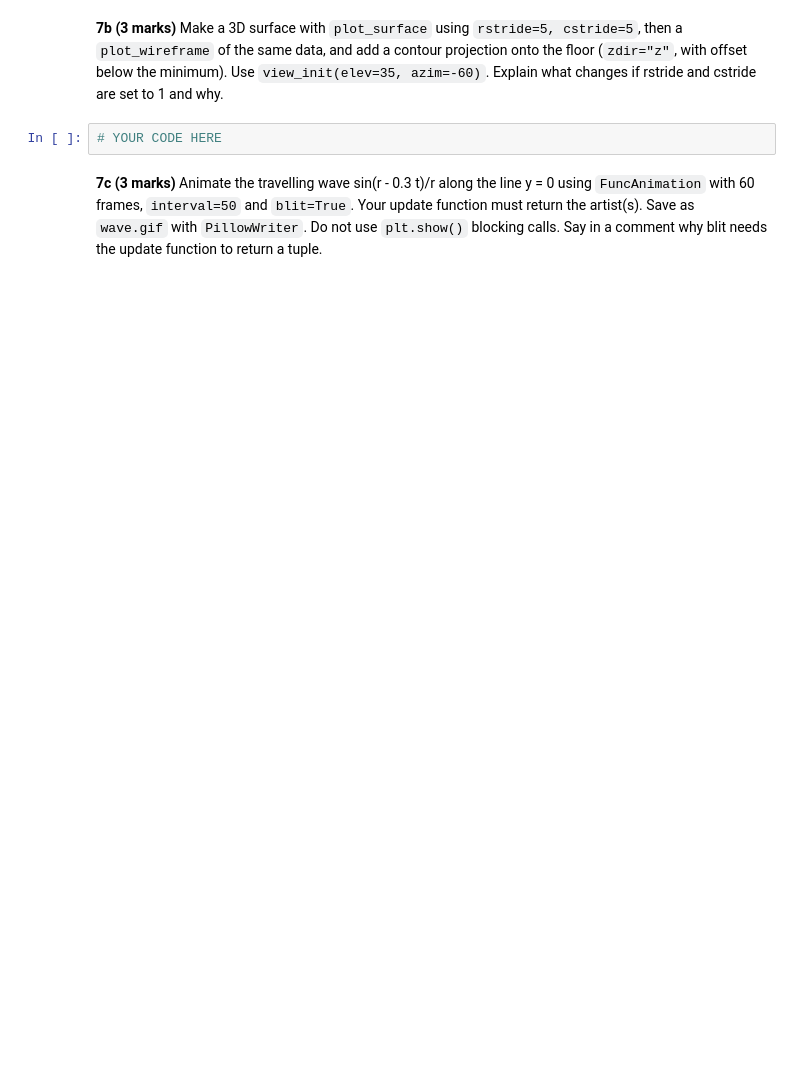
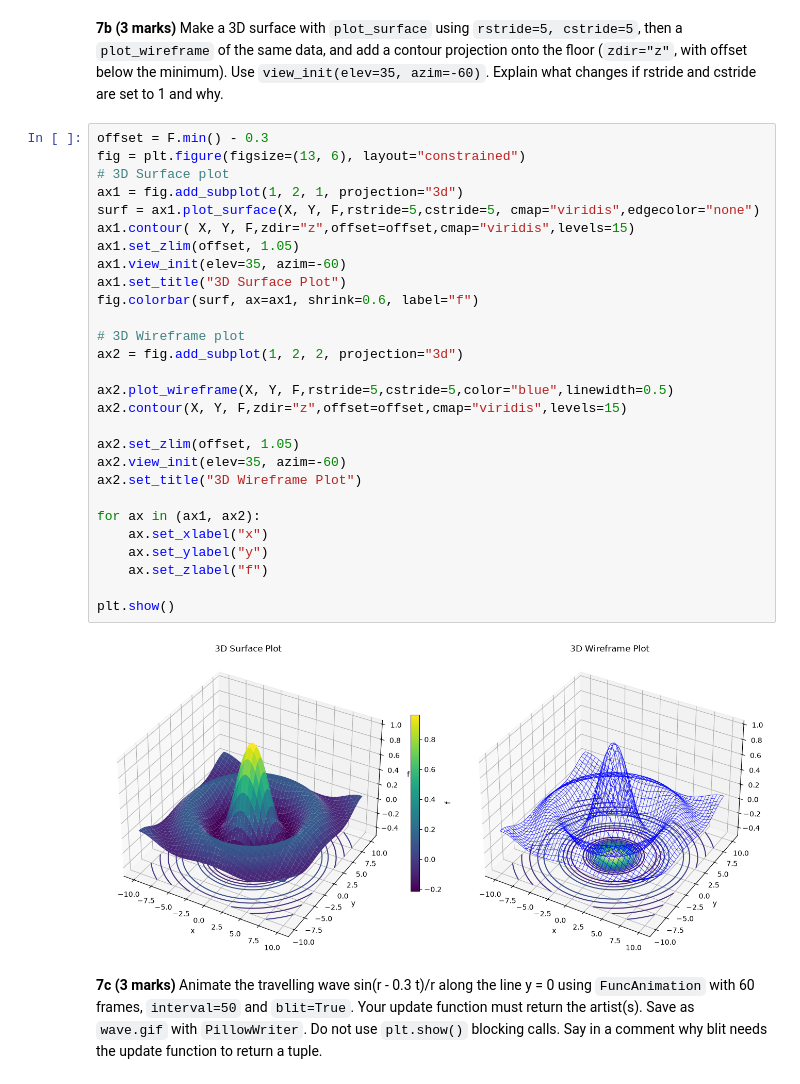
Before and after one commit to habibanaeem308/PAI_A3_25F0061, a Jupyter notebook: 25F0061_AI_ASS03.ipynb, the cells around one changed output. Saved outputs shown, nothing was run; the diff lists cells and outputs as text; blank space fills up the shorter version.

```diff
--- a/25F0061_AI_ASS03.ipynb
+++ b/25F0061_AI_ASS03.ipynb
@@ -818,7 +862,35 @@ Let f(x, y) = sin(r) / r with r = sqrt(x^2 + y^2) on x, y in [-10, 10].
 # %% [markdown]
 **7b (3 marks)** Make a 3D surface with `plot_surface` using `rstride=5, cstride=5`, then a `plot_wireframe` of the same data, and add a contour projection onto the floor (`zdir="z"`, with offset below the minimum). Use `view_init(elev=35, azim=-60)`. Explain what changes if rstride and cstride are set to 1 and why.
 # %%
-# YOUR CODE HERE
+offset = F.min() - 0.3
+fig = plt.figure(figsize=(13, 6), layout="constrained")
+# 3D Surface plot
+ax1 = fig.add_subplot(1, 2, 1, projection="3d")
+surf = ax1.plot_surface(X, Y, F,rstride=5,cstride=5, cmap="viridis",edgecolor="none")
+ax1.contour( X, Y, F,zdir="z",offset=offset,cmap="viridis",levels=15)
+ax1.set_zlim(offset, 1.05)
+ax1.view_init(elev=35, azim=-60)
+ax1.set_title("3D Surface Plot")
+fig.colorbar(surf, ax=ax1, shrink=0.6, label="f")
+
+# 3D Wireframe plot
+ax2 = fig.add_subplot(1, 2, 2, projection="3d")
+
+ax2.plot_wireframe(X, Y, F,rstride=5,cstride=5,color="blue",linewidth=0.5)
+ax2.contour(X, Y, F,zdir="z",offset=offset,cmap="viridis",levels=15)
+
+ax2.set_zlim(offset, 1.05)
+ax2.view_init(elev=35, azim=-60)
+ax2.set_title("3D Wireframe Plot")
+
+for ax in (ax1, ax2):
+    ax.set_xlabel("x")
+    ax.set_ylabel("y")
+    ax.set_zlabel("f")
+
+plt.show()
+# %% [output]
+[figure, added]
 # %% [markdown]
 **7c (3 marks)** Animate the travelling wave sin(r - 0.3 t)/r along the line y = 0 using `FuncAnimation` with 60 frames, `interval=50` and `blit=True`. Your update function must return the artist(s). Save as `wave.gif` with `PillowWriter`. Do not use `plt.show()` blocking calls. Say in a comment why blit needs the update function to return a tuple.
 # %%
```
Also changed, not shown: parts of 2 cells of this notebook.
